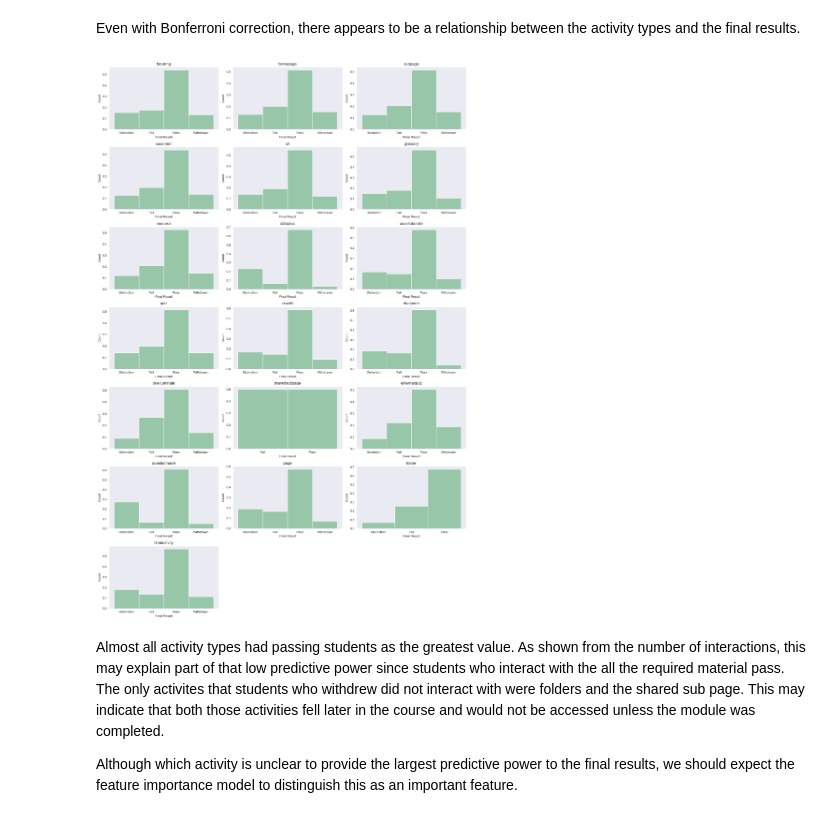
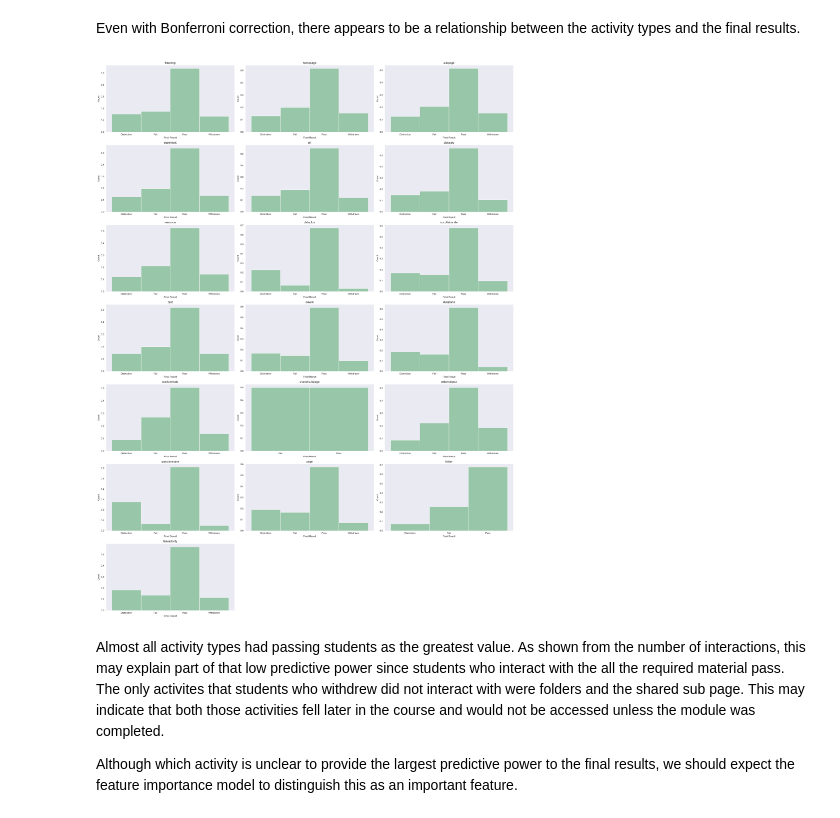
Before and after one commit to jpjavier23/capstone_2_final_documentation, a Jupyter notebook: capstone_2_final_report.ipynb, the cells around one changed output. Cells and saved outputs as stored; diff of their text form; code cells hidden in the pictures.

```diff
--- a/capstone_2_final_report.ipynb
+++ b/capstone_2_final_report.ipynb
@@ -637,26 +638,27 @@ Even with Bonferroni correction, there appears to be a relationship between the
 activities = [x for x in df11['activity_type'].unique()]
 results = [x for x in df11['final_result'].unique()]
 # %%
-fig, ax = plt.subplots(7, 3, figsize = (16, 24))
+fig, ax = plt.subplots(7, 3, figsize = (24, 32))
 ax = ax.flatten()
 for ind, val in enumerate(activities):
-    sub = df11[df11['activity_type'] == val].sort_values(by = 'final_result')
+    sub = df11[df11['activity_type'] ==val].sort_values(by = 'final_result')
     sns.histplot(data = sub,
                 x = 'final_result',
                 ax = ax[ind],
                 stat = 'density',
                 common_norm = False)
     ax[ind].set_title(val)
     ax[ind].set_xlabel('Final Result')
     ax[ind].set_ylabel('Count')
 
 for i in range(len(activities), len(ax)):
     fig.delaxes(ax[i])
 
+plt.savefig('figures/act_type_dist.png', bbox_inches = 'tight')
 plt.tight_layout()
 plt.show()
 # %% [output]
-[figure, old version]
+[figure, new version]
 # %% [markdown]
 Almost all activity types had passing students as the greatest value. As shown from the number of interactions, this may explain part of that low predictive power since students who interact with the all the required material pass. The only activites that students who withdrew did not interact with were folders and the shared sub page. This may indicate that both those activities fell later in the course and would not be accessed unless the module was completed.
 
```
Also changed, not shown: parts of 45 cells of this notebook, 9 other files.
